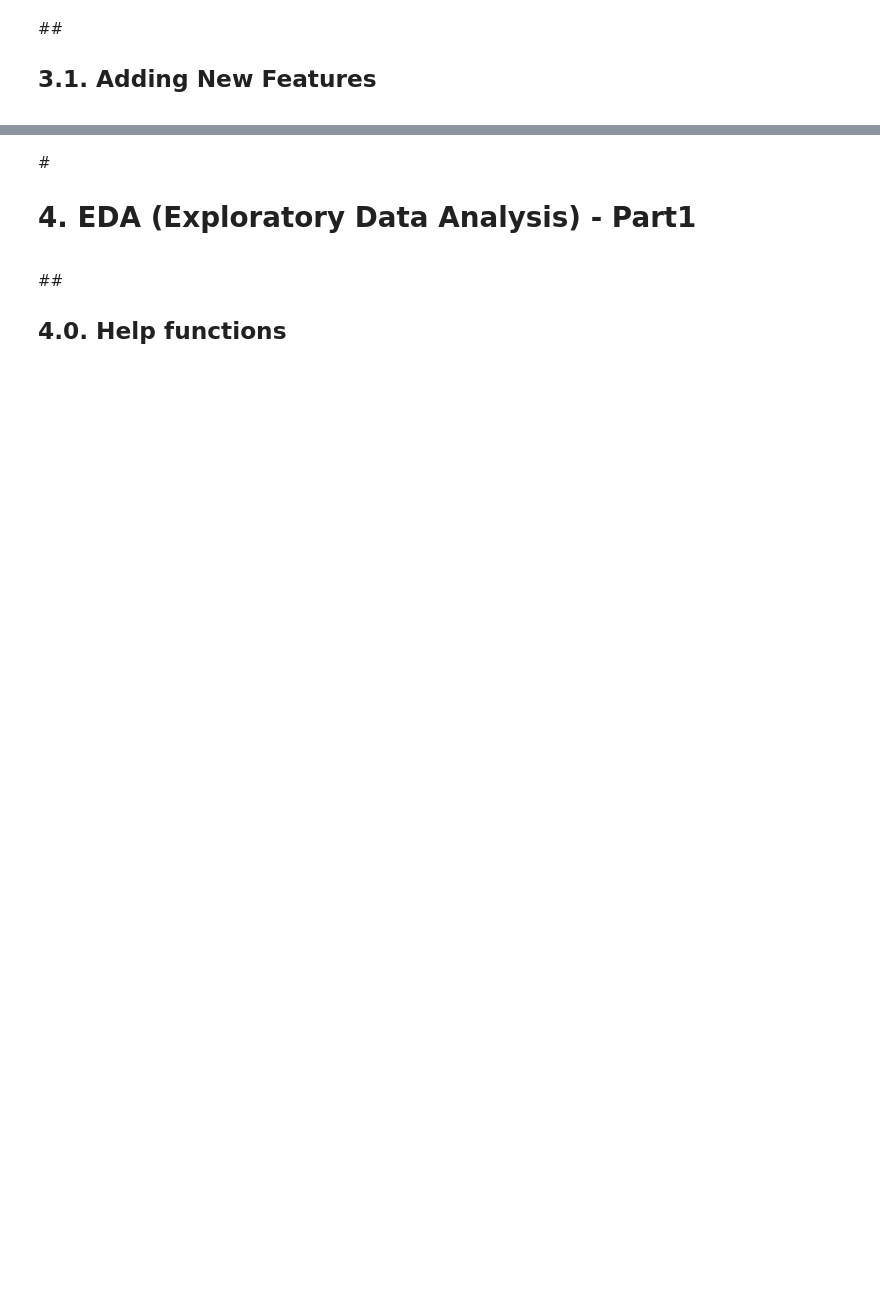
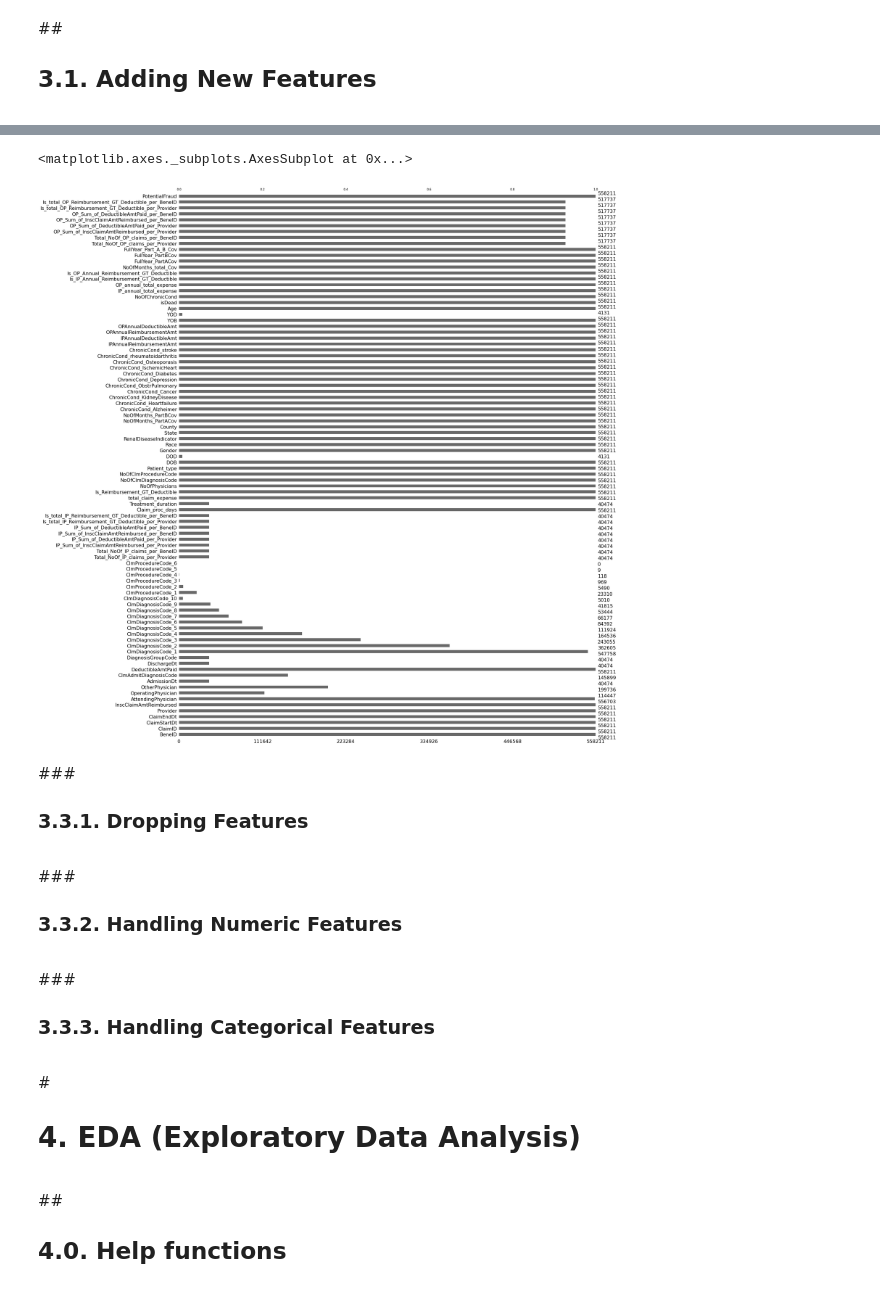
Before and after one commit to NaveenVuppula/Healthcare-Provider-Fraud-Detection-Analysis, a Jupyter notebook: Healthcare_Provider_Fraud_Detection_Analysis.ipynb, the cells around one changed output, grey strips where cells are left out. Saved outputs shown, nothing was run; the diff lists cells and outputs as text; code cells hidden in the pictures; blank space fills up the shorter version.

```diff
--- a/Healthcare_Provider_Fraud_Detection_Analysis.ipynb
+++ b/Healthcare_Provider_Fraud_Detection_Analysis.ipynb
@@ -265,0 +677,6 @@ df_train_beneficiaries.head(20)
+# %%
+df_train_inpatient_claims = pd.merge(df_train_inpatient, df_train_beneficiaries, on="BeneID") #Ignoring the beneficiaries who do not have any claims.
+df_train_inpatient_claims = pd.merge(df_train_inpatient_claims, df_train_providers, on="Provider") #Ignoring the providers who do not have any claims.
+
+df_test_inpatient_claims = pd.merge(df_test_inpatient, df_test_beneficiaries, on="BeneID") #Ignoring the beneficiaries who do not have any claims.
+df_test_inpatient_claims = pd.merge(df_test_inpatient_claims, df_test_providers, on="Provider") #Ignoring the providers who do not have any claims.
@@ -265,0 +693,6 @@ df_train_beneficiaries.head(20)
+# %%
+df_train_outpatient_claims = pd.merge(df_train_outpatient, df_train_beneficiaries, on="BeneID") #Ignoring the beneficiaries who do not have any claims.
+df_train_outpatient_claims = pd.merge(df_train_outpatient_claims, df_train_providers, on="Provider") #Ignoring the providers who do not have any claims.
+
+df_test_outpatient_claims = pd.merge(df_test_outpatient, df_test_beneficiaries, on="BeneID") #Ignoring the beneficiaries who do not have any claims.
+df_test_outpatient_claims = pd.merge(df_test_outpatient_claims, df_test_providers, on="Provider") #Ignoring the providers who do not have any claims.
@@ -265,0 +709,9 @@ df_train_beneficiaries.head(20)
+# %%
+df_train = pd.concat([df_train_inpatient_claims, df_train_outpatient_claims])
+df_test = pd.concat([df_test_inpatient_claims, df_test_outpatient_claims])
+# %%
+#Move class label to the end
+class_label = df_train['PotentialFraud'].values
+df_train.drop('PotentialFraud', axis=1, inplace=True)
+
+df_train['PotentialFraud'] = class_label
@@ -266,5 +812,17 @@ df_train_beneficiaries.head(20)
+# %%
+# Gives a bar chart of the missing values
+msno.bar(df_train)
+# %% [output]
+<matplotlib.axes._subplots.AxesSubplot at 0x...>
+[figure, added]
+# %% [markdown]
+###<h3>3.3.1. Dropping Features
+# %% [markdown]
+###<h3>3.3.2. Handling Numeric Features
+# %% [markdown]
+###<h3> 3.3.3. Handling Categorical Features
 # %% [markdown]
-#<h1>4. EDA (Exploratory Data Analysis) - Part1
+#<h1> 4. EDA (Exploratory Data Analysis)
 # %% [markdown]
 ##<h2>4.0. Help functions
 # %%
```
Also changed, not shown: parts of 249 cells of this notebook.
